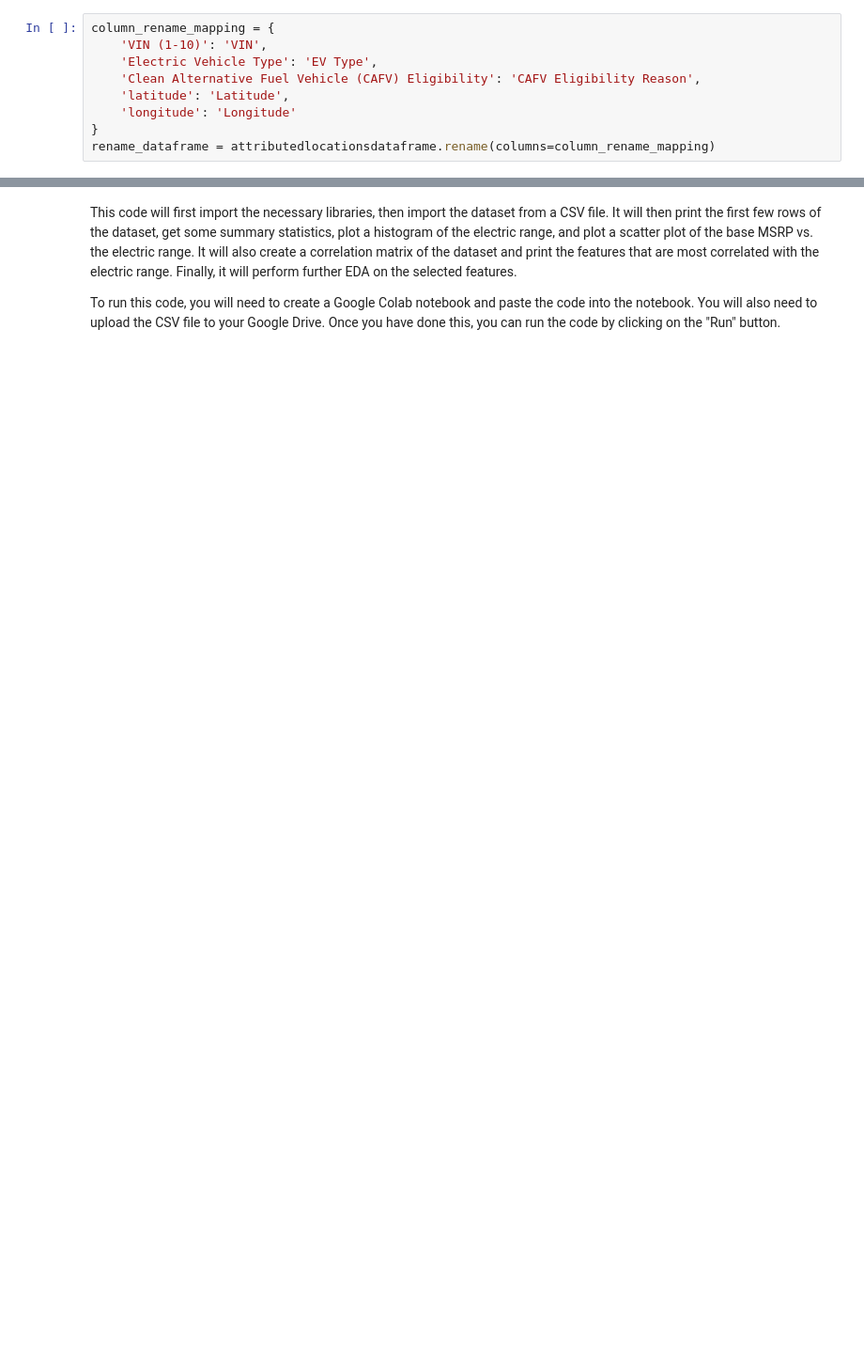
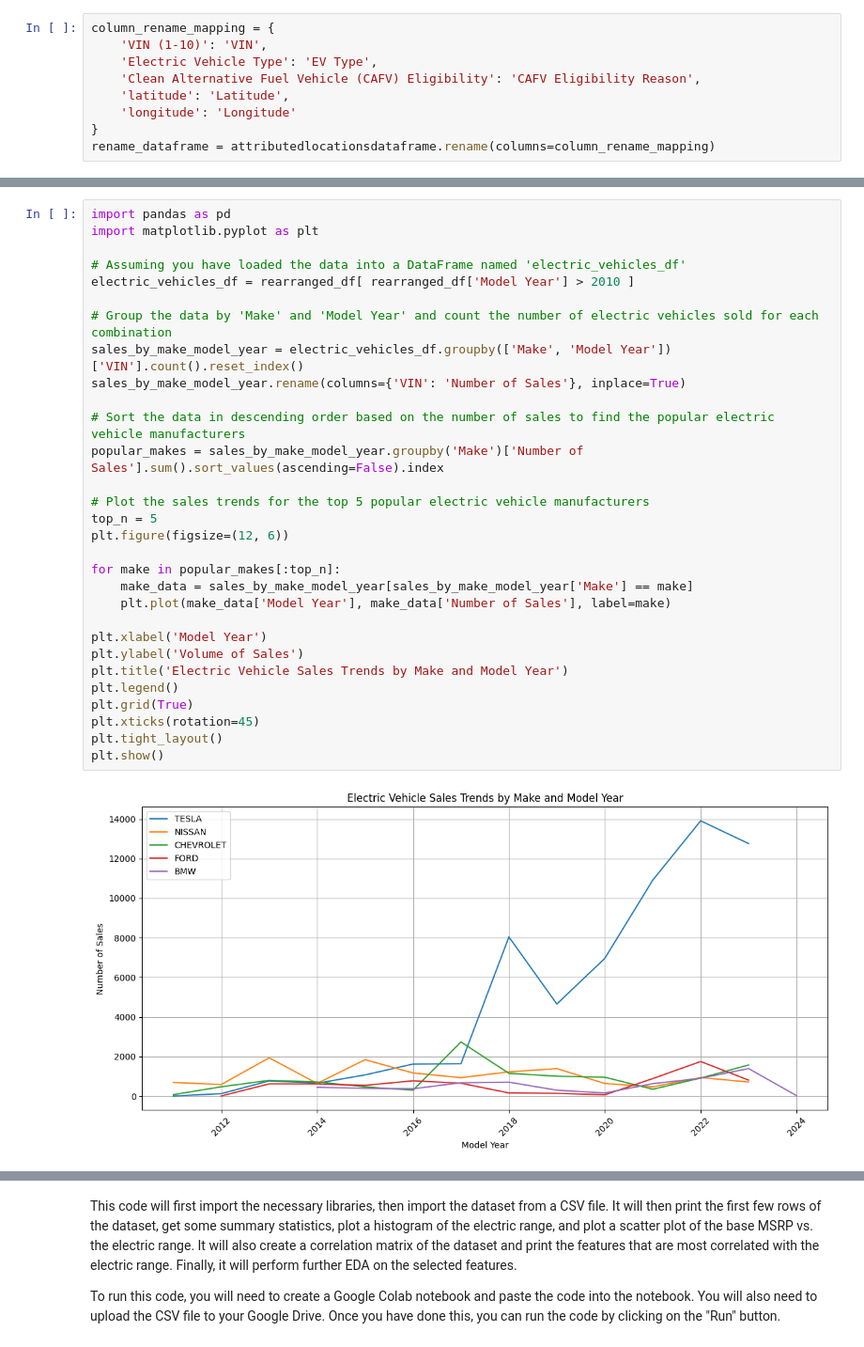
Before and after one commit to shreyshah612/pythonDataWrangling, a Jupyter notebook: VSCode_notebook_EV_DataAnalysis.ipynb, the cells around one changed output, grey strips where cells are left out. Shown at 94% size. Drawn from its saved outputs; the diff is of its cells as text; blank space fills up the shorter version.

```diff
--- a/VSCode_notebook_EV_DataAnalysis.ipynb
+++ b/VSCode_notebook_EV_DataAnalysis.ipynb
@@ -368,0 +384,32 @@ print(carmake_counts_df)
+# %%
+import pandas as pd
+import matplotlib.pyplot as plt
+
+# Assuming you have loaded the data into a DataFrame named 'electric_vehicles_df'
+electric_vehicles_df = rearranged_df[ rearranged_df['Model Year'] > 2010 ]
+
+# Group the data by 'Make' and 'Model Year' and count the number of electric vehicles sold for each combination
+sales_by_make_model_year = electric_vehicles_df.groupby(['Make', 'Model Year'])['VIN'].count().reset_index()
+sales_by_make_model_year.rename(columns={'VIN': 'Number of Sales'}, inplace=True)
+
+# Sort the data in descending order based on the number of sales to find the popular electric vehicle manufacturers
+popular_makes = sales_by_make_model_year.groupby('Make')['Number of Sales'].sum().sort_values(ascending=False).index
+
+# Plot the sales trends for the top 5 popular electric vehicle manufacturers
+top_n = 5
+plt.figure(figsize=(12, 6))
+
+for make in popular_makes[:top_n]:
+    make_data = sales_by_make_model_year[sales_by_make_model_year['Make'] == make]
+    plt.plot(make_data['Model Year'], make_data['Number of Sales'], label=make)
+
+plt.xlabel('Model Year')
+plt.ylabel('Volume of Sales')
+plt.title('Electric Vehicle Sales Trends by Make and Model Year')
+plt.legend()
+plt.grid(True)
+plt.xticks(rotation=45)
+plt.tight_layout()
+plt.show()
+# %% [output]
+[figure, added]
```
Also changed, not shown: parts of 19 cells of this notebook, 2 other files.
